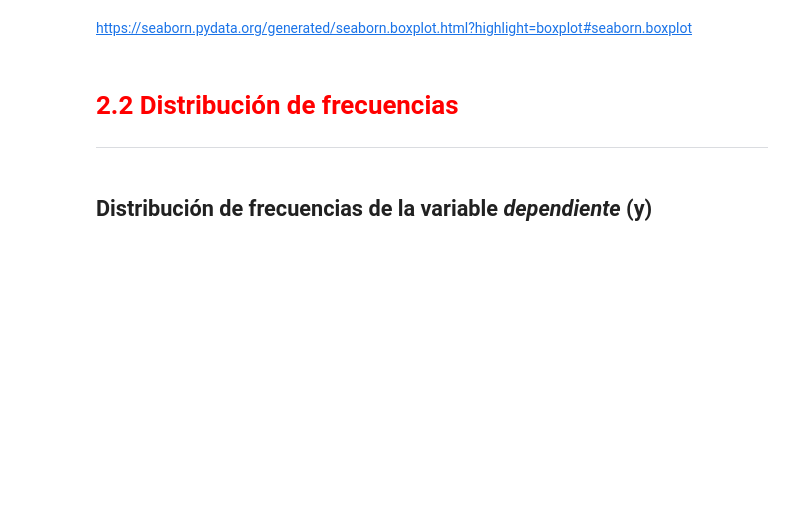
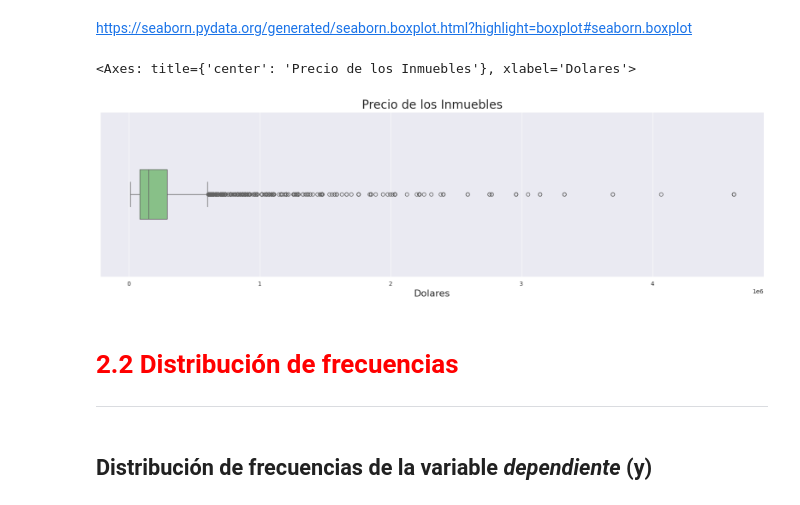
Before and after one commit to smringdesigns/Regresi-n_Lineal_Tecnicas_Avanzadas_Modelado, a Jupyter notebook: Regresión_Lineal_II.ipynb, the cells around one changed output. Cells and saved outputs as stored; diff of their text form; code cells hidden in the pictures; blank space fills up the shorter version.

```diff
--- a/Regresión_Lineal_II.ipynb
+++ b/Regresión_Lineal_II.ipynb
@@ -29,5 +31,7 @@ https://pandas.pydata.org/
 </ul>
 # %% [markdown]
 ## Lectura de los datos
+# %%
+datos = pd.read_csv('dataset.csv', sep=';')
 # %% [markdown]
 ## Ver los datos
@@ -53,8 +99,9 @@ https://seaborn.pydata.org/
 ## Configuración del formato de los gráficos
 # %%
 # palette -> Accent, Accent_r, Blues, Blues_r, BrBG, BrBG_r, BuGn, BuGn_r, BuPu, BuPu_r, CMRmap, CMRmap_r, Dark2, Dark2_r, GnBu, GnBu_r, Greens, Greens_r, Greys, Greys_r, OrRd, OrRd_r, Oranges, Oranges_r, PRGn, PRGn_r, Paired, Paired_r, Pastel1, Pastel1_r, Pastel2, Pastel2_r, PiYG, PiYG_r, PuBu, PuBuGn, PuBuGn_r, PuBu_r, PuOr, PuOr_r, PuRd, PuRd_r, Purples, Purples_r, RdBu, RdBu_r, RdGy, RdGy_r, RdPu, RdPu_r, RdYlBu, RdYlBu_r, RdYlGn, RdYlGn_r, Reds, Reds_r, Set1, Set1_r, Set2, Set2_r, Set3, Set3_r, Spectral, Spectral_r, Wistia, Wistia_r, YlGn, YlGnBu, YlGnBu_r, YlGn_r, YlOrBr, YlOrBr_r, YlOrRd, YlOrRd_r, afmhot, afmhot_r, autumn, autumn_r, binary, binary_r, bone, bone_r, brg, brg_r, bwr, bwr_r, cividis, cividis_r, cool, cool_r, coolwarm, coolwarm_r, copper, copper_r, cubehelix, cubehelix_r, flag, flag_r, gist_earth, gist_earth_r, gist_gray, gist_gray_r, gist_heat, gist_heat_r, gist_ncar, gist_ncar_r, gist_rainbow, gist_rainbow_r, gist_stern, gist_stern_r, gist_yarg, gist_yarg_r, gnuplot, gnuplot2, gnuplot2_r, gnuplot_r, gray, gray_r, hot, hot_r, hsv, hsv_r, icefire, icefire_r, inferno, inferno_r, jet, jet_r, magma, magma_r, mako, mako_r, nipy_spectral, nipy_spectral_r, ocean, ocean_r, pink, pink_r, plasma, plasma_r, prism, prism_r, rainbow, rainbow_r, rocket, rocket_r, seismic, seismic_r, spring, spring_r, summer, summer_r, tab10, tab10_r, tab20, tab20_r, tab20b, tab20b_r, tab20c, tab20c_r, terrain, terrain_r, viridis, viridis_r, vlag, vlag_r, winter, winter_r
-
+sns.set_palette('Accent')
 # style -> white, dark, whitegrid, darkgrid, ticks
+sns.set_style('darkgrid')
 # %% [markdown]
 ## Box plot de la variable *dependiente* (y)
 # %% [markdown]
@@ -62,11 +109,14 @@ https://seaborn.pydata.org/
 # %% [markdown]
 https://seaborn.pydata.org/generated/seaborn.boxplot.html?highlight=boxplot#seaborn.boxplot
 # %%
-
+ax = sns.boxplot(data=datos['Valor'], orient='h', width=0.3)
 ax.figure.set_size_inches(20, 5)
 ax.set_title('Precio de los Inmuebles', fontsize=20)
 ax.set_xlabel('Dolares', fontsize=16)
 ax
+# %% [output]
+<Axes: title={'center': 'Precio de los Inmuebles'}, xlabel='Dolares'>
+[figure, added]
 # %% [markdown]
 # <font color='red' style='font-size: 30px;'>2.2 Distribución de frecuencias</font>
 <hr style='border: 2px solid red;'>
```
Also changed, not shown: parts of 30 cells of this notebook.
